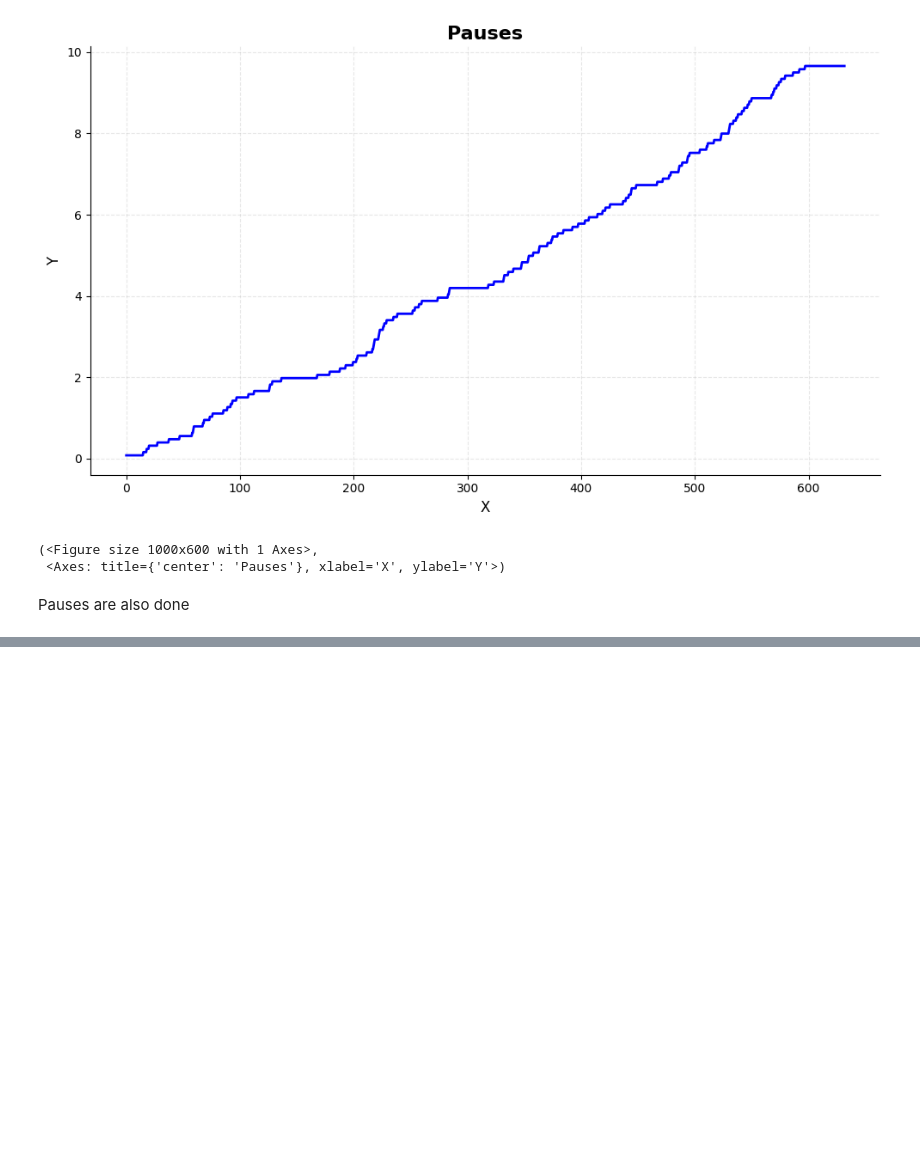
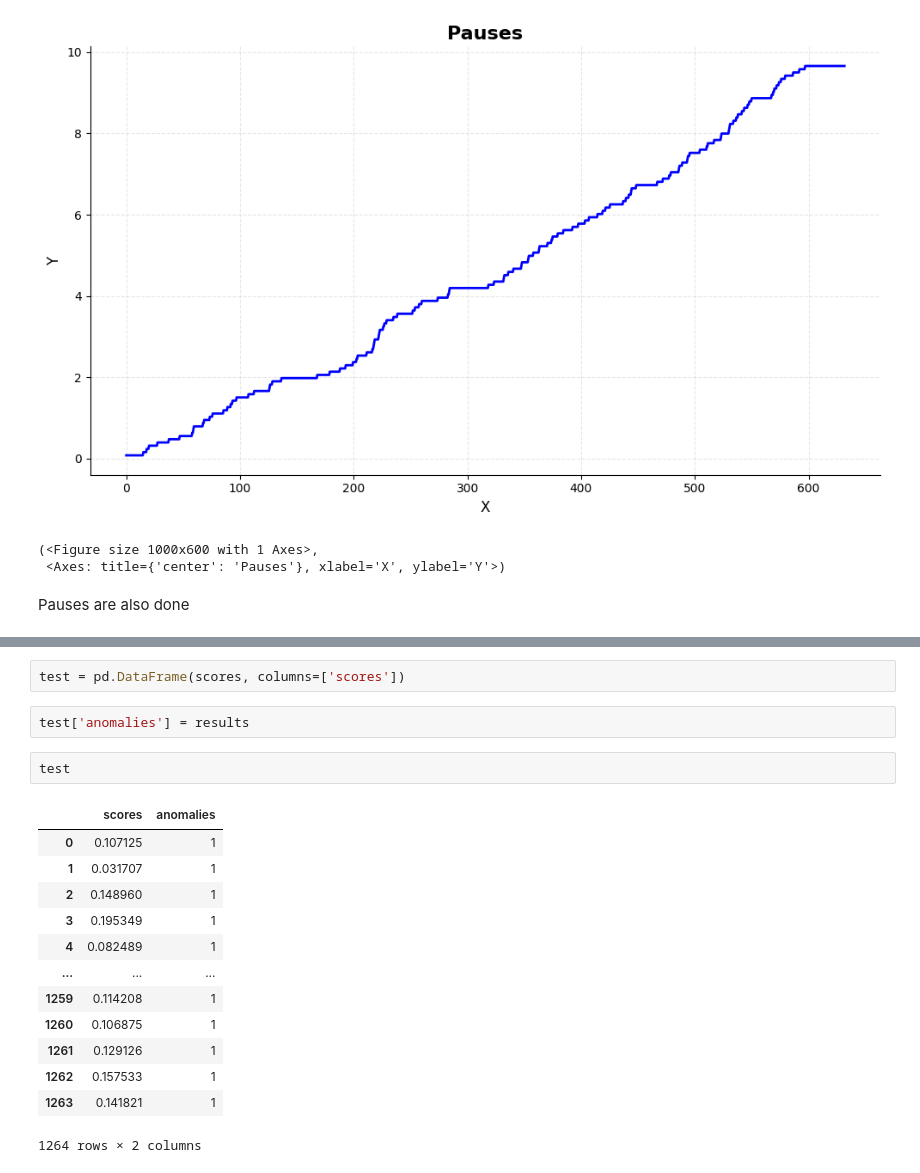
Before and after one commit to Ak62007/Multimodel-Reasoning, a Jupyter notebook: notebooks/master_df_ana.ipynb, the cells around one changed output, grey strips where cells are left out. Drawn from its saved outputs; the diff is of its cells as text; blank space fills up the shorter version.

```diff
--- a/notebooks/master_df_ana.ipynb
+++ b/notebooks/master_df_ana.ipynb
@@ -285,0 +403,20 @@ Pauses are also done
+# %%
+test = pd.DataFrame(scores, columns=['scores'])
+# %%
+test['anomalies'] = results
+# %%
+test
+# %% [output]
+|  | scores | anomalies |
+| 0 | 0.107125 | 1 |
+| 1 | 0.031707 | 1 |
+| 2 | 0.148960 | 1 |
+| 3 | 0.195349 | 1 |
+| 4 | 0.082489 | 1 |
+| ... | ... | ... |
+| 1259 | 0.114208 | 1 |
+| 1260 | 0.106875 | 1 |
+| 1261 | 0.129126 | 1 |
+| 1262 | 0.157533 | 1 |
+| 1263 | 0.141821 | 1 |
+1264 rows × 2 columns
```
Also changed, not shown: parts of 28 cells of this notebook, 2 other files.
